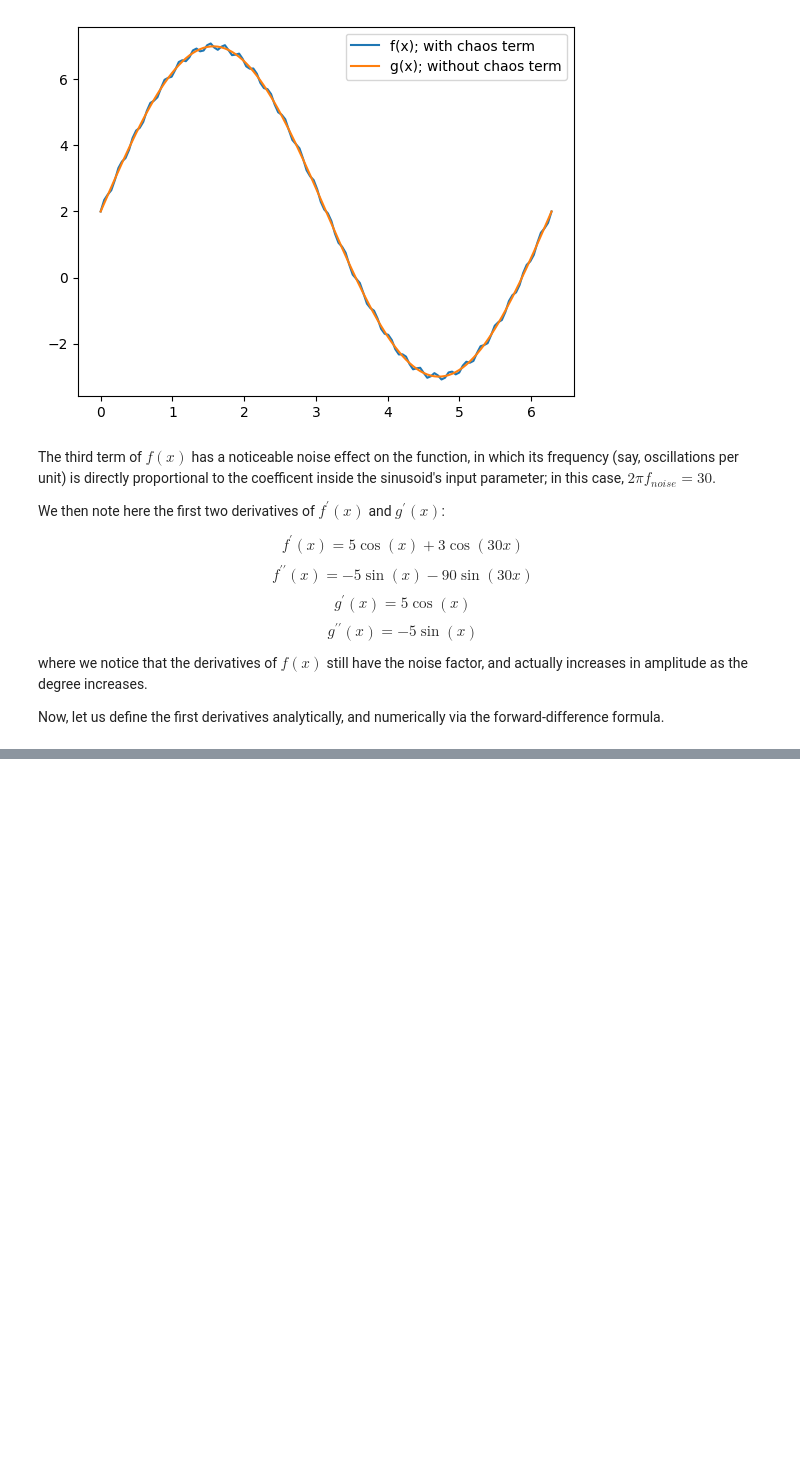
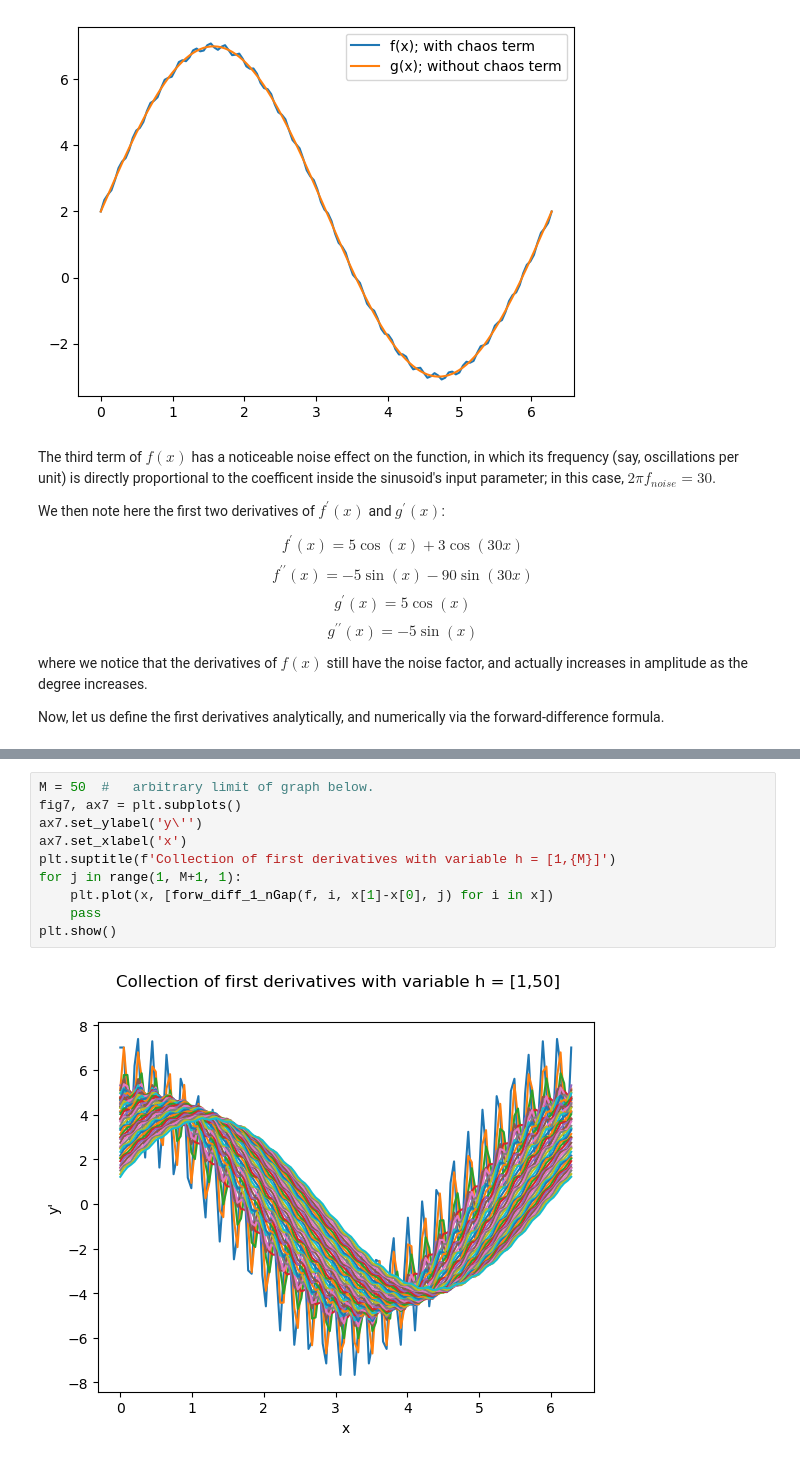
Before and after one commit to ebagoot/ap155_project_euler, a Jupyter notebook: week3.ipynb, the cells around one changed output, grey strips where cells are left out. Cells and saved outputs as stored; diff of their text form; blank space fills up the shorter version.

```diff
--- a/week3.ipynb
+++ b/week3.ipynb
@@ -190,0 +195,12 @@ Note that with the arbitrary $N=128$ resolution, the gap size is $h = \frac{2\pi
+# %%
+M = 50  #   arbitrary limit of graph below.
+fig7, ax7 = plt.subplots()
+ax7.set_ylabel('y\'')
+ax7.set_xlabel('x')
+plt.suptitle(f'Collection of first derivatives with variable h = [1,{M}]')
+for j in range(1, M+1, 1):
+    plt.plot(x, [forw_diff_1_nGap(f, i, x[1]-x[0], j) for i in x])
+    pass
+plt.show()
+# %% [output]
+[figure, added]
```
Also changed, not shown: parts of 5 cells of this notebook.
